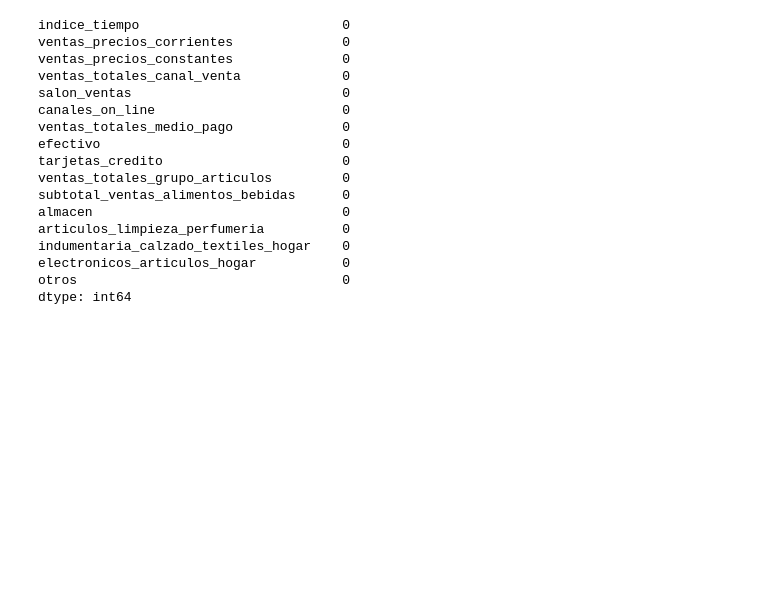
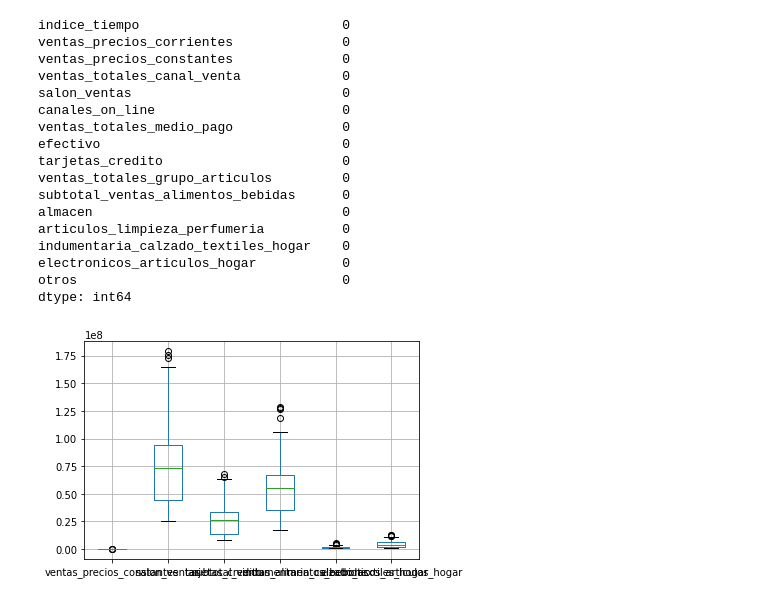
Before and after one commit to Ick3r/Actividad_3, a Jupyter notebook: Outliers.ipynb, the cells around one changed output. Drawn from its saved outputs; the diff is of its cells as text; code cells hidden in the pictures; blank space fills up the shorter version.

Commit message:
visualizamos outilers en nuestras variables

```diff
--- a/Outliers.ipynb
+++ b/Outliers.ipynb
@@ -253,3 +253,9 @@ indumentaria_calzado_textiles_hogar    0
 electronicos_articulos_hogar           0
 otros                                  0
 dtype: int64
+# %%
+#Ahora visualizaremos si nuestras variables con outliers y si es así aplicaremos diferentes metodos
+#para lidiar con esos valores
+boxplot = data2.boxplot(column=['ventas_precios_constantes','salon_ventas','tarjetas_credito','subtotal_ventas_alimentos_bebidas','indumentaria_calzado_textiles_hogar','electronicos_articulos_hogar'])
+# %% [output]
+[figure, added]
```
